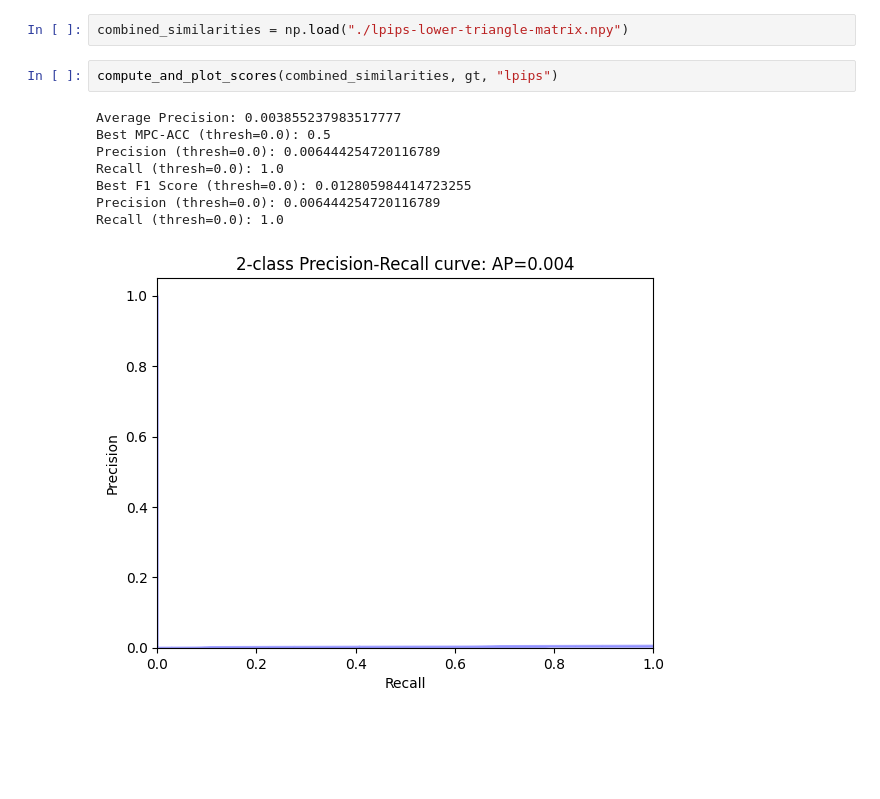
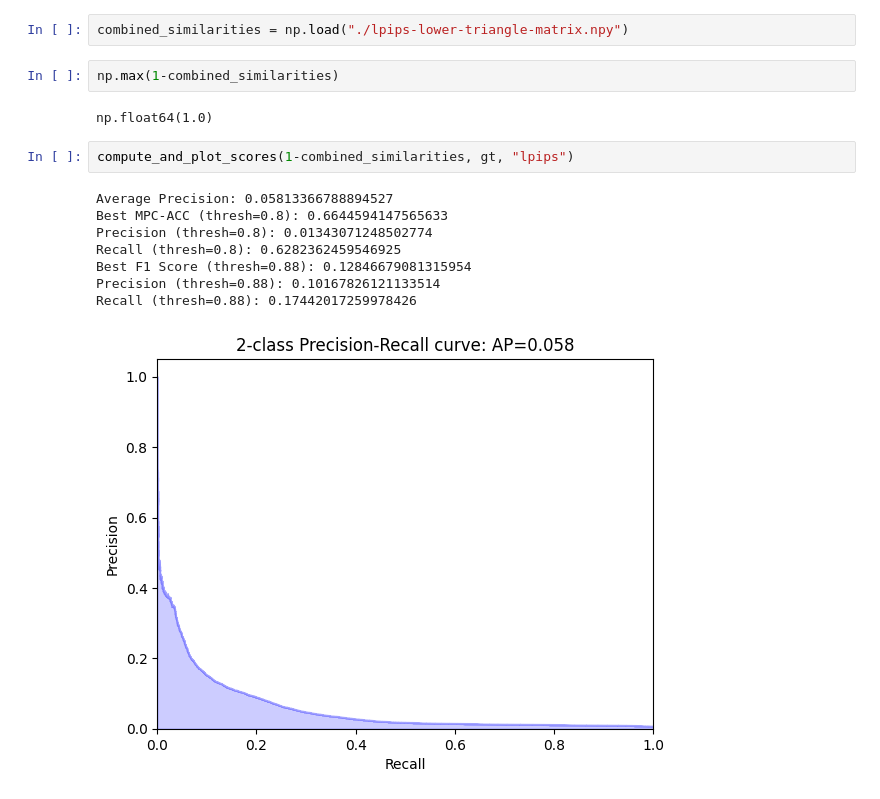
Before and after one commit to shubham-rateria/cs-5785-final-project, a Jupyter notebook: loop-closure.ipynb, the cells around one changed output. Saved outputs shown, nothing was run; the diff lists cells and outputs as text; blank space fills up the shorter version.

Commit message:
feat: lpips

```diff
--- a/loop-closure.ipynb
+++ b/loop-closure.ipynb
@@ -872,14 +872,18 @@ for i, j, similarity in results:
     similarities[i].append(similarity)
 # %%
 combined_similarities = np.load("./lpips-lower-triangle-matrix.npy")
+# %%
+np.max(1-combined_similarities)
+# %% [output]
+np.float64(1.0)
 # %%
-compute_and_plot_scores(combined_similarities, gt, "lpips")
+compute_and_plot_scores(1-combined_similarities, gt, "lpips")
 # %% [output]
-Average Precision: 0.003855237983517777
-Best MPC-ACC (thresh=0.0): 0.5
-Precision (thresh=0.0): 0.006444254720116789
-Recall (thresh=0.0): 1.0
-Best F1 Score (thresh=0.0): 0.012805984414723255
-Precision (thresh=0.0): 0.006444254720116789
-Recall (thresh=0.0): 1.0
+Average Precision: 0.05813366788894527
+Best MPC-ACC (thresh=0.8): 0.6644594147565633
+Precision (thresh=0.8): 0.01343071248502774
+Recall (thresh=0.8): 0.6282362459546925
+Best F1 Score (thresh=0.88): 0.12846679081315954
+Precision (thresh=0.88): 0.10167826121133514
+Recall (thresh=0.88): 0.17442017259978426
-[figure, old version]
+[figure, new version]
```
Also changed, not shown: 2 other files.
